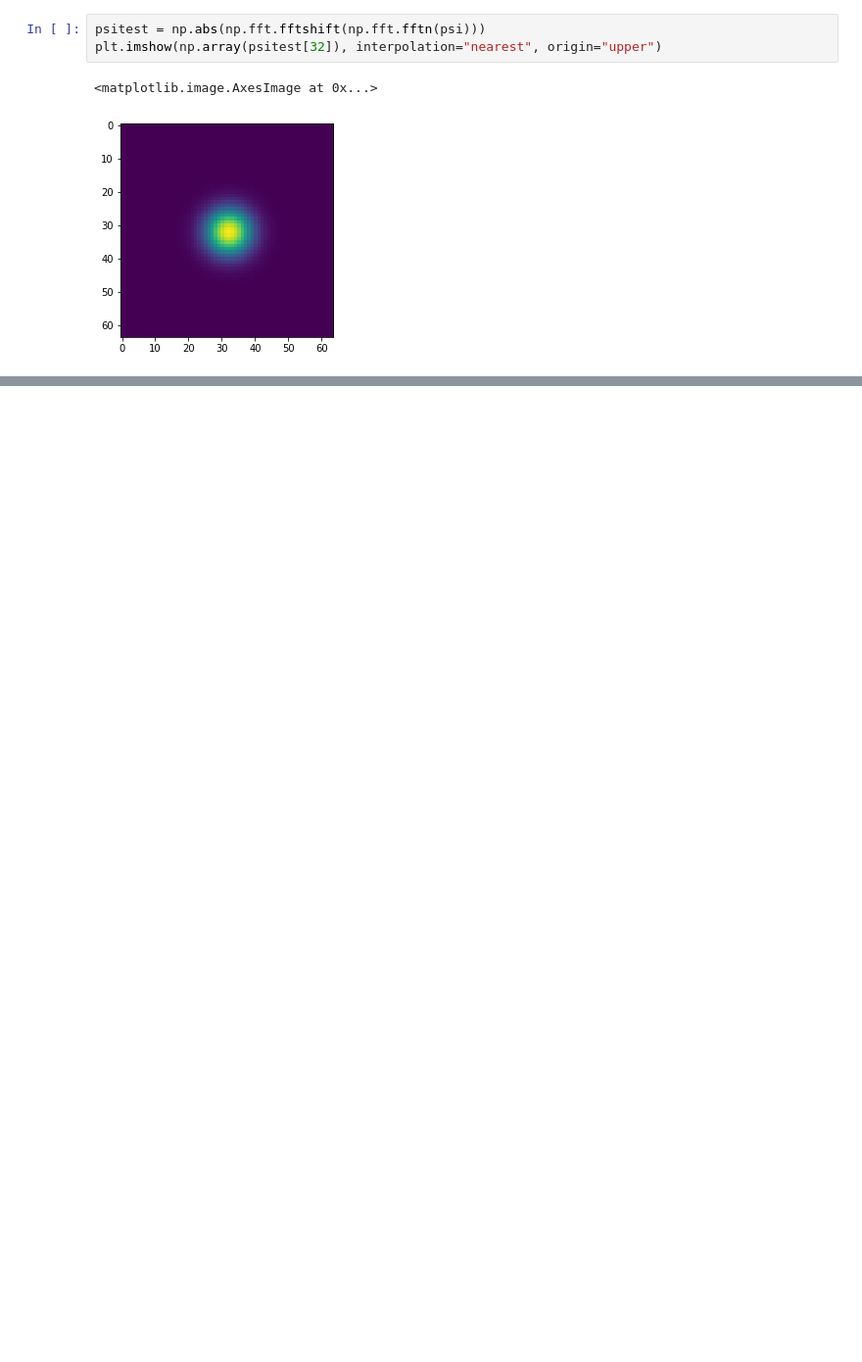
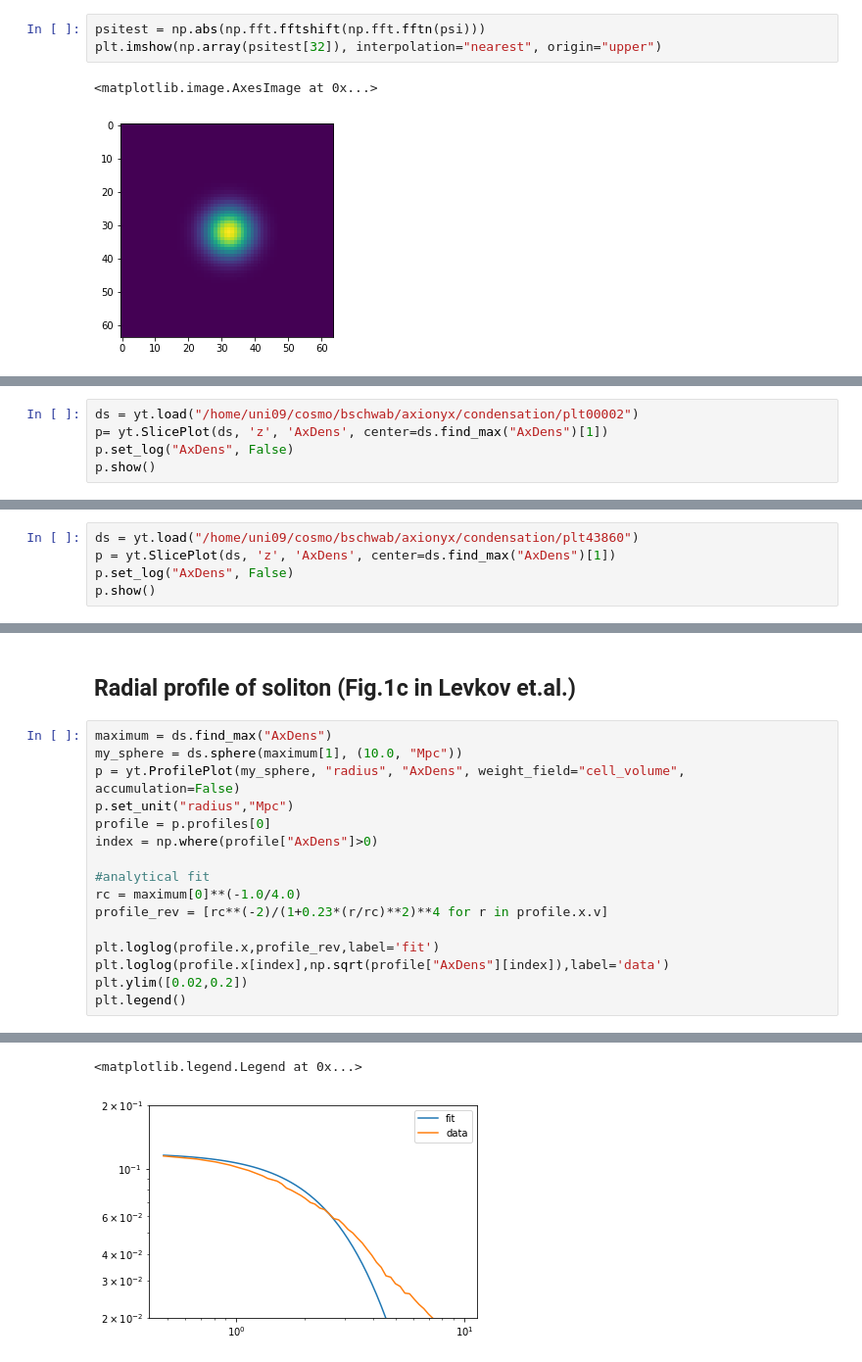
Before and after one commit to axionyx/axionyx_1.0, a Jupyter notebook: Exec/Test_FDM_condensation/Plotting.ipynb, the cells around one changed output, grey strips where cells are left out. Shown at 98% size. Cells and saved outputs as stored; diff of their text form; blank space fills up the shorter version.

```diff
--- a/Exec/Test_FDM_condensation/Plotting.ipynb
+++ b/Exec/Test_FDM_condensation/Plotting.ipynb
@@ -50,0 +58,5 @@ plt.imshow(np.array(psitest[32]), interpolation="nearest", origin="upper")
+# %%
+ds = yt.load("/home/uni09/cosmo/bschwab/axionyx/condensation/plt00002")
+p= yt.SlicePlot(ds, 'z', 'AxDens', center=ds.find_max("AxDens")[1])
+p.set_log("AxDens", False)
+p.show()
@@ -50,0 +77,5 @@ plt.imshow(np.array(psitest[32]), interpolation="nearest", origin="upper")
+# %%
+ds = yt.load("/home/uni09/cosmo/bschwab/axionyx/condensation/plt43860")
+p = yt.SlicePlot(ds, 'z', 'AxDens', center=ds.find_max("AxDens")[1])
+p.set_log("AxDens", False)
+p.show()
@@ -50,0 +94,19 @@ plt.imshow(np.array(psitest[32]), interpolation="nearest", origin="upper")
+# %% [markdown]
+## Radial profile of soliton (Fig.1c in Levkov et.al.)
+# %%
+maximum = ds.find_max("AxDens")
+my_sphere = ds.sphere(maximum[1], (10.0, "Mpc"))
+p = yt.ProfilePlot(my_sphere, "radius", "AxDens", weight_field="cell_volume", accumulation=False)
+p.set_unit("radius","Mpc")
+profile = p.profiles[0]
+index = np.where(profile["AxDens"]>0)
+
+#analytical fit
+rc = maximum[0]**(-1.0/4.0)
+profile_rev = [rc**(-2)/(1+0.23*(r/rc)**2)**4 for r in profile.x.v]
+
+plt.loglog(profile.x,profile_rev,label='fit')
+plt.loglog(profile.x[index],np.sqrt(profile["AxDens"][index]),label='data')
+plt.ylim([0.02,0.2])
+plt.legend()
+# %% [output]
@@ -51 +114,3 @@ plt.imshow(np.array(psitest[32]), interpolation="nearest", origin="upper")
+<matplotlib.legend.Legend at 0x...>
+[figure, added]
 # %% [markdown]
```
Also changed, not shown: parts of 22 cells of this notebook, 2 other files.
